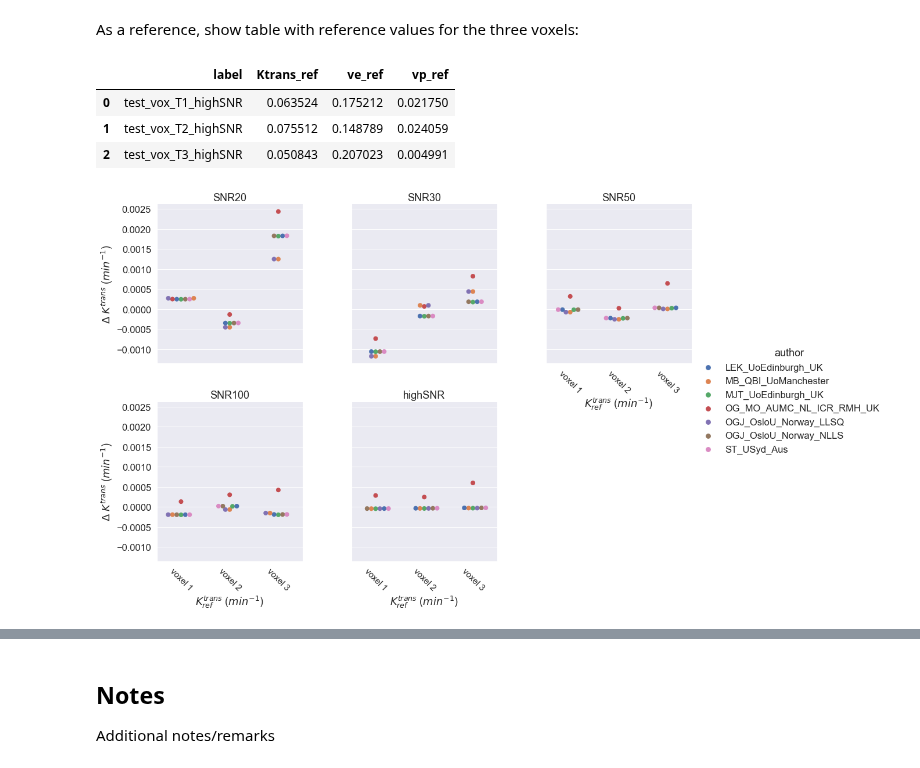
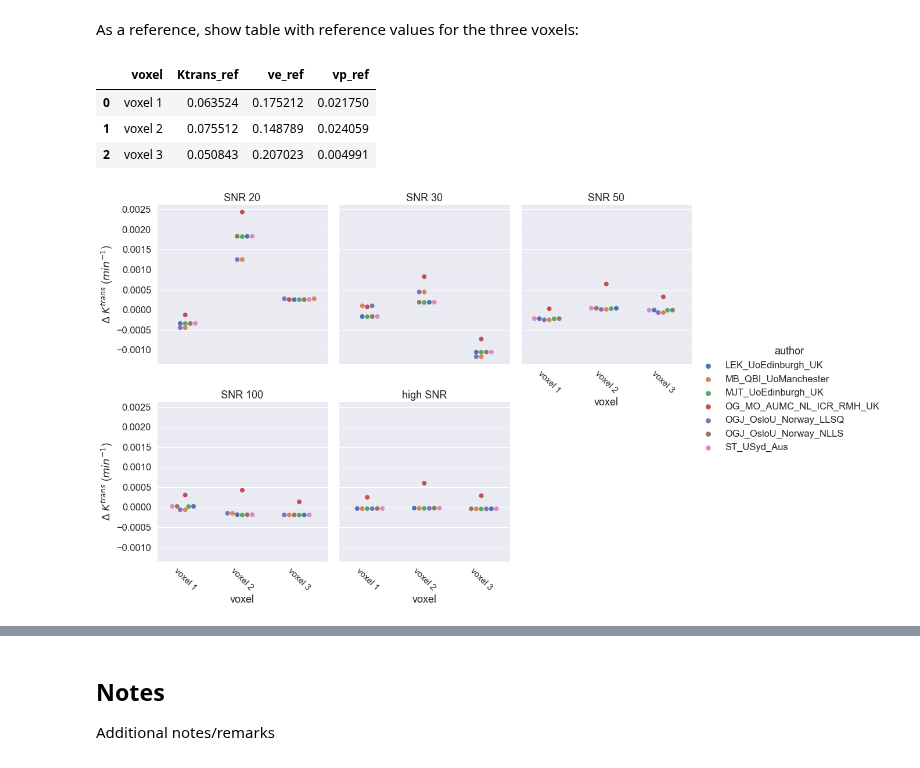
Before and after one commit to OSIPI/DCE-DSC-MRI_CodeCollection, a Jupyter notebook: notebooks/ExtendedToftsModel.ipynb, the cells around one changed output, grey strips where cells are left out. Drawn from its saved outputs; the diff is of its cells as text; code cells hidden in the pictures.

Commit message:
added categorial plot for Tofts and fixed x-axis for eTofts notebook

```diff
--- a/notebooks/ExtendedToftsModel.ipynb
+++ b/notebooks/ExtendedToftsModel.ipynb
@@ -110,11 +110,17 @@ df['delay'] = df['label'].str.contains('_delayed')
 
 # label data source
 df['source']=''
-df.loc[df['label'].str.contains('highSNR'),'source']='highSNR'
-df.loc[df['label'].str.contains('_20'),'source']='SNR20'
-df.loc[df['label'].str.contains('_30'),'source']='SNR30'
-df.loc[df['label'].str.contains('_50'),'source']='SNR50'
-df.loc[df['label'].str.contains('_100'),'source']='SNR100'
+df.loc[df['label'].str.contains('highSNR'),'source']='high SNR'
+df.loc[df['label'].str.contains('_20'),'source']='SNR 20'
+df.loc[df['label'].str.contains('_30'),'source']='SNR 30'
+df.loc[df['label'].str.contains('_50'),'source']='SNR 50'
+df.loc[df['label'].str.contains('_100'),'source']='SNR 100'
+
+# label voxels
+df['voxel']=''
+df.loc[df['label'].str.contains('test_vox_T1'),'voxel']='voxel 1'
+df.loc[df['label'].str.contains('test_vox_T2'),'voxel']='voxel 2'
+df.loc[df['label'].str.contains('test_vox_T3'),'voxel']='voxel 3'
 
 author_list = df.author.unique()
 no_authors = len(author_list)
@@ -300,24 +306,22 @@ fig.tight_layout()
 # %% [markdown]
 As a reference, show table with reference values for the three voxels:
 # %%
-df.head(n=3)[['label','Ktrans_ref','ve_ref','vp_ref']]
+df.head(n=3)[['voxel','Ktrans_ref','ve_ref','vp_ref']]
 # %% [output]
-|  | label | Ktrans_ref | ve_ref | vp_ref |
-| 0 | test_vox_T1_highSNR | 0.063524 | 0.175212 | 0.021750 |
-| 1 | test_vox_T2_highSNR | 0.075512 | 0.148789 | 0.024059 |
-| 2 | test_vox_T3_highSNR | 0.050843 | 0.207023 | 0.004991 |
+|  | voxel | Ktrans_ref | ve_ref | vp_ref |
+| 0 | voxel 1 | 0.063524 | 0.175212 | 0.021750 |
+| 1 | voxel 2 | 0.075512 | 0.148789 | 0.024059 |
+| 2 | voxel 3 | 0.050843 | 0.207023 | 0.004991 |
 # %%
 # try with factorplot and swarm
 sns.set(font_scale=1.5)
-g = sns.catplot(x='Ktrans_ref', y="error_Ktrans",
+g = sns.catplot(x='voxel', y="error_Ktrans",
               data=df[~df['delay']], hue="author",
-              col="source", col_order=["SNR20","SNR30","SNR50","SNR100","highSNR"],kind="swarm",
+              col="source", col_order=["SNR 20","SNR 30","SNR 50","SNR 100","high SNR"],kind="swarm",
               col_wrap=3, s=8)
 g.set_titles(col_template = "{col_name}")
-g.set_xlabels("$K^{trans}_{ref}$ ($min^{-1}$)", clear_inner=False)
 g.set_ylabels("$\Delta$ $K^{trans}$ ($min^{-1}$)", clear_inner=False);
-
-g.set_xticklabels(['voxel 1', 'voxel 2', 'voxel 3'],rotation=-45, fontsize=15)
+g.set_xticklabels(rotation=-45, fontsize=15)
 plt.show()
 # %% [output]
-[figure, old version]
+[figure, new version]
```
Also changed, not shown: parts of 4 cells of this notebook, 1 other file.
